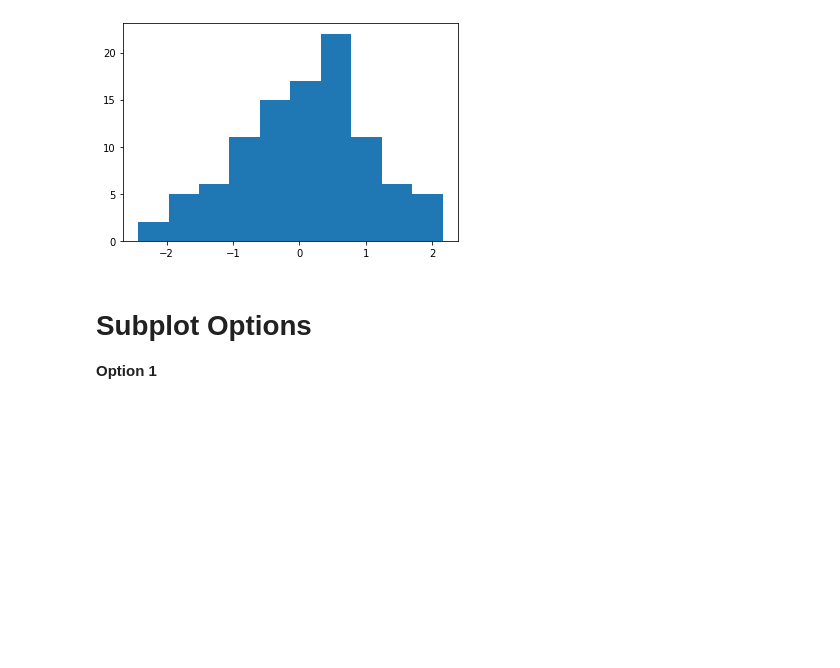
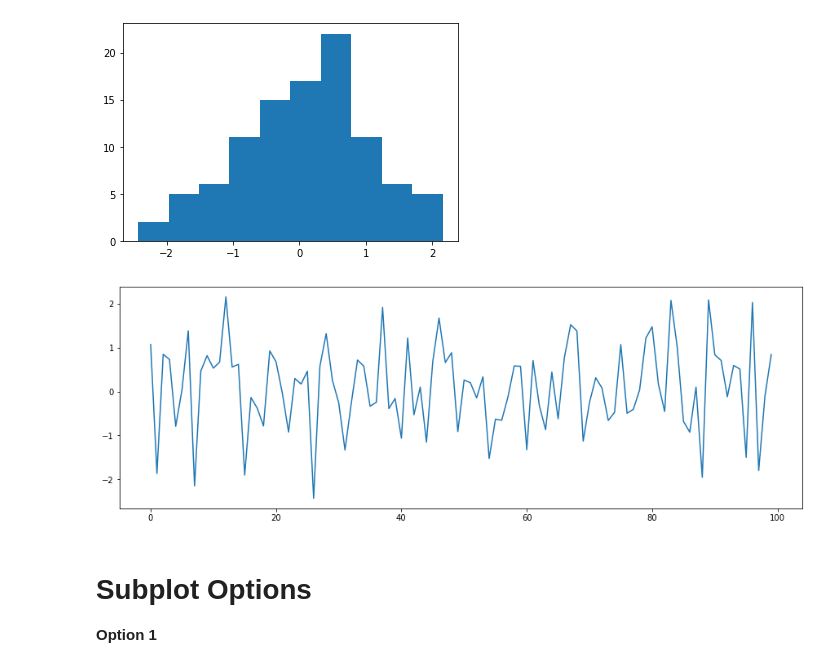
Before and after one commit to ineelhere/Machine-Learning-and-Data-Science, a Jupyter notebook: Matplotlib/matplotlib.ipynb, the cells around one changed output. Drawn from its saved outputs; the diff is of its cells as text; code cells hidden in the pictures; blank space fills up the shorter version.

```diff
--- a/Matplotlib/matplotlib.ipynb
+++ b/Matplotlib/matplotlib.ipynb
@@ -226,6 +226,12 @@ fig, ax = plt.subplots()
 ax.hist(data); #hist = histogram
 # %% [output]
 [figure]
+# %%
+#Can do line plot too.. JFYI
+fig, ax = plt.subplots(figsize=(15,5))
+ax.plot(data);
+# %% [output]
+[figure, added]
 # %% [markdown]
 # Subplot Options
 **Option 1**
```
